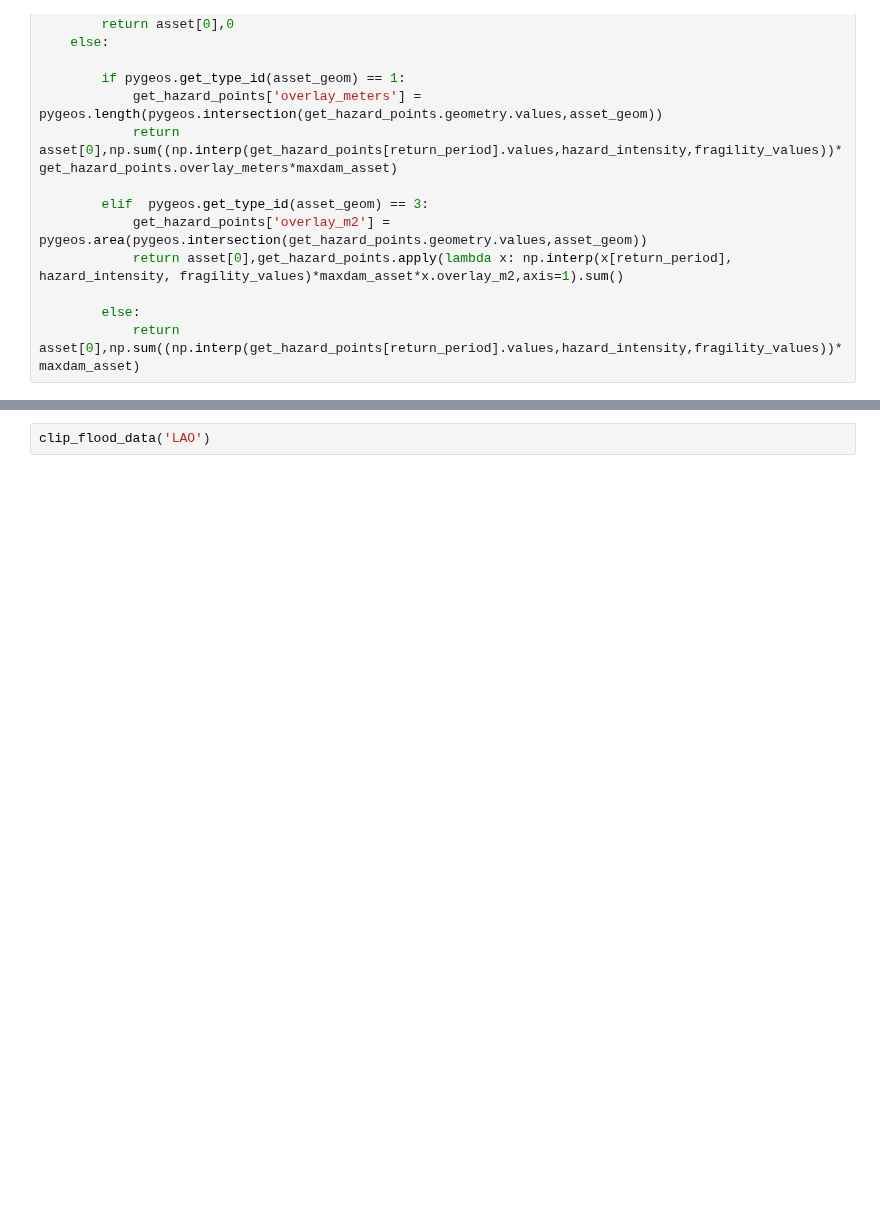
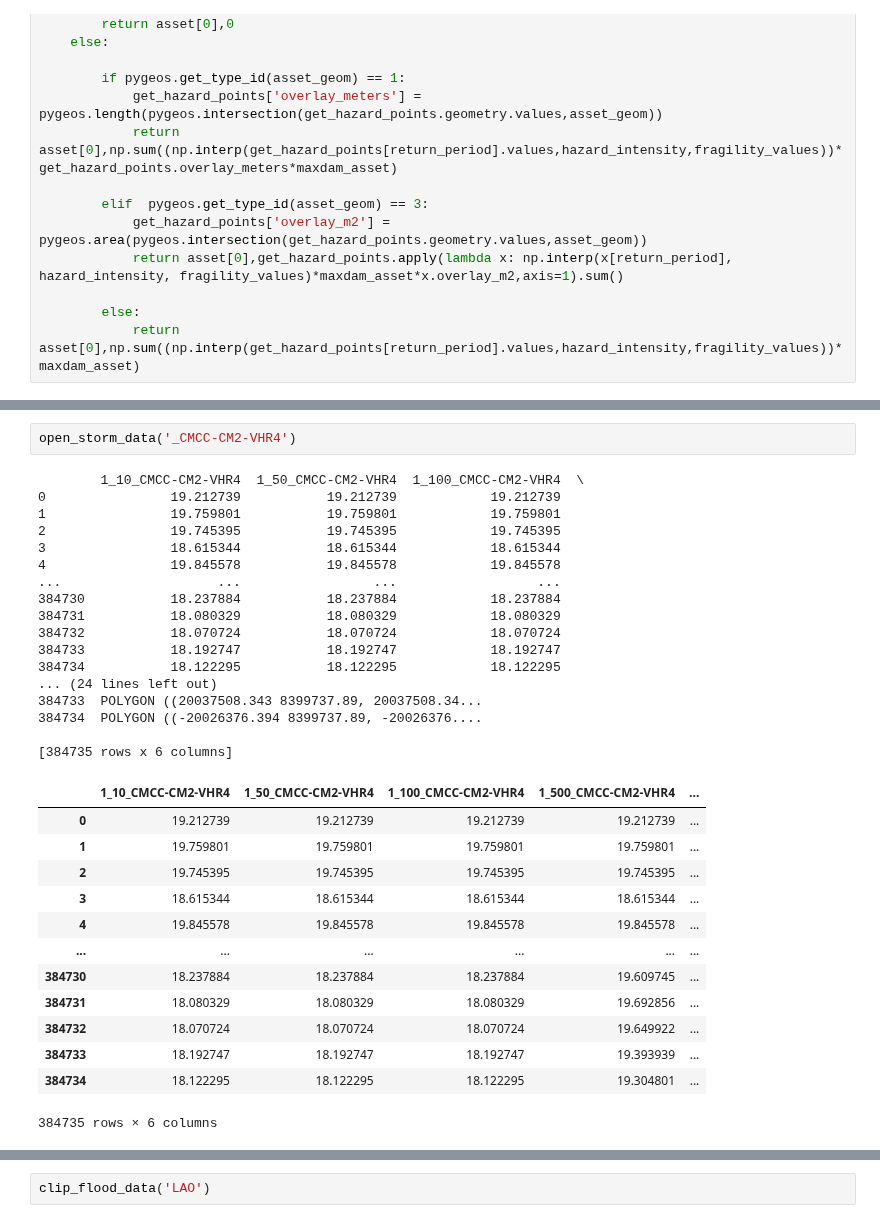
Before and after one commit to Mengqi-Ye/pg_risk_analysis, a Jupyter notebook: notebooks/Example_run.ipynb, the cells around one changed output, grey strips where cells are left out. Saved outputs shown, nothing was run; the diff lists cells and outputs as text; blank space fills up the shorter version.

```diff
--- a/notebooks/Example_run.ipynb
+++ b/notebooks/Example_run.ipynb
@@ -324 +372,34 @@ def get_damage_per_asset_per_rp(asset,df_ds,assets,curves,maxdam,return_period,c
+# %%
+open_storm_data('_CMCC-CM2-VHR4')
+# %% [output]
+        1_10_CMCC-CM2-VHR4  1_50_CMCC-CM2-VHR4  1_100_CMCC-CM2-VHR4  \
+0                19.212739           19.212739            19.212739
+1                19.759801           19.759801            19.759801
+2                19.745395           19.745395            19.745395
+3                18.615344           18.615344            18.615344
+4                19.845578           19.845578            19.845578
+...                    ...                 ...                  ...
+384730           18.237884           18.237884            18.237884
+384731           18.080329           18.080329            18.080329
+384732           18.070724           18.070724            18.070724
+384733           18.192747           18.192747            18.192747
+384734           18.122295           18.122295            18.122295
+... (24 lines left out)
+384733  POLYGON ((20037508.343 8399737.89, 20037508.34...
+384734  POLYGON ((-20026376.394 8399737.89, -20026376....
+
+[384735 rows x 6 columns]
+|  | 1_10_CMCC-CM2-VHR4 | 1_50_CMCC-CM2-VHR4 | 1_100_CMCC-CM2-VHR4 | 1_500_CMCC-CM2-VHR4 | ... |
+| 0 | 19.212739 | 19.212739 | 19.212739 | 19.212739 | ... |
+| 1 | 19.759801 | 19.759801 | 19.759801 | 19.759801 | ... |
+| 2 | 19.745395 | 19.745395 | 19.745395 | 19.745395 | ... |
+| 3 | 18.615344 | 18.615344 | 18.615344 | 18.615344 | ... |
+| 4 | 19.845578 | 19.845578 | 19.845578 | 19.845578 | ... |
+| ... | ... | ... | ... | ... | ... |
+| 384730 | 18.237884 | 18.237884 | 18.237884 | 19.609745 | ... |
+| 384731 | 18.080329 | 18.080329 | 18.080329 | 19.692856 | ... |
+| 384732 | 18.070724 | 18.070724 | 18.070724 | 19.649922 | ... |
+| 384733 | 18.192747 | 18.192747 | 18.192747 | 19.393939 | ... |
+| 384734 | 18.122295 | 18.122295 | 18.122295 | 19.304801 | ... |
+384735 rows × 6 columns
 # %%
```
Also changed, not shown: parts of 26 cells of this notebook.
